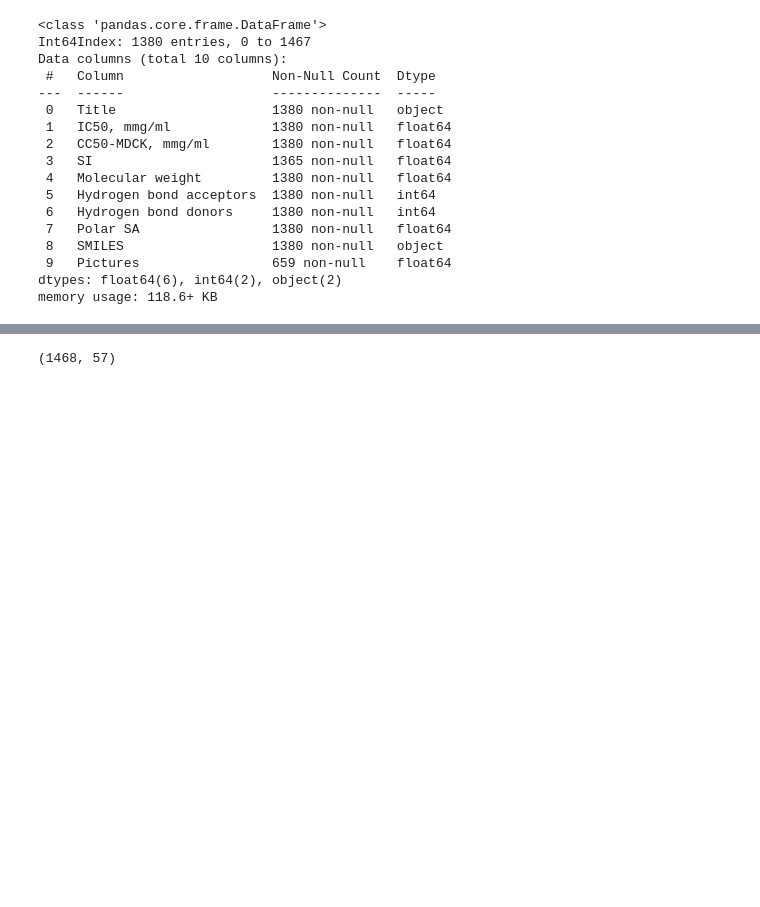
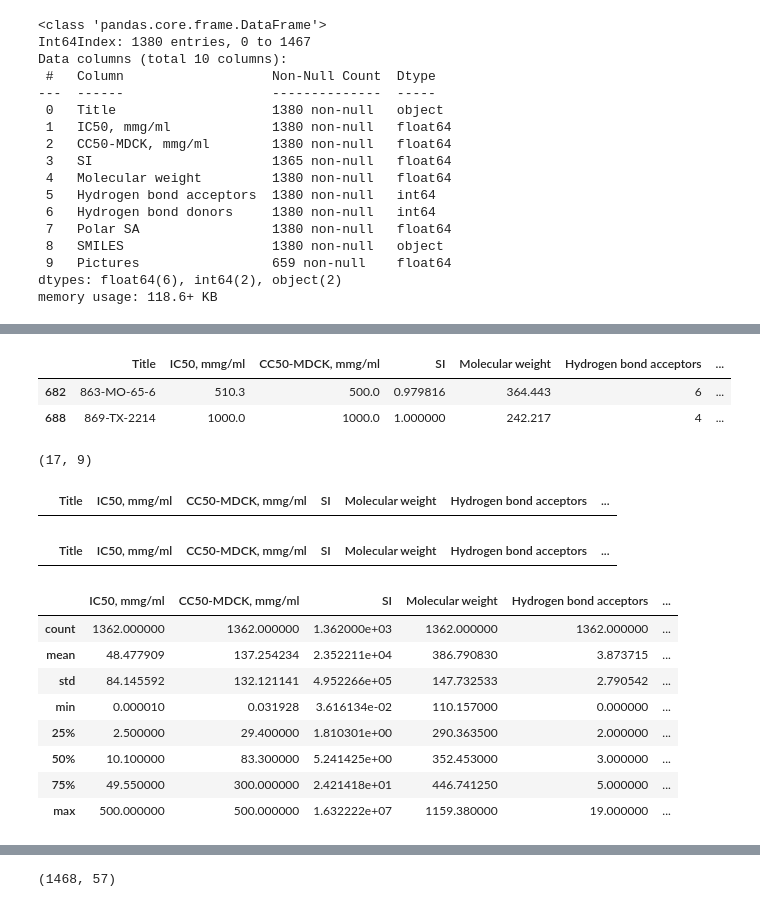
Before and after one commit to oodlbee/drug_prediction, a Jupyter notebook: drug_prediction.ipynb, the cells around one changed output, grey strips where cells are left out. Cells and saved outputs as stored; diff of their text form; code cells hidden in the pictures; blank space fills up the shorter version.

```diff
--- a/drug_prediction.ipynb
+++ b/drug_prediction.ipynb
@@ -80,0 +99,10 @@ memory usage: 118.6+ KB
+# %%
+backup[backup['IC50, mmg/ml'] > 500]
+# %% [output]
+|  | Title | IC50, mmg/ml | CC50-MDCK, mmg/ml | SI | Molecular weight | Hydrogen bond acceptors | ... |
+| 682 | 863-MO-65-6 | 510.3 | 500.0 | 0.979816 | 364.443 | 6 | ... |
+| 688 | 869-TX-2214 | 1000.0 | 1000.0 | 1.000000 | 242.217 | 4 | ... |
+# %%
+backup[backup['CC50-MDCK, mmg/ml'] > 500].shape
+# %% [output]
+(17, 9)
@@ -80,0 +112,20 @@ memory usage: 118.6+ KB
+# %%
+backup[backup['IC50, mmg/ml'] < 0]
+# %% [output]
+|  | Title | IC50, mmg/ml | CC50-MDCK, mmg/ml | SI | Molecular weight | Hydrogen bond acceptors | ... |
+# %%
+backup[backup['CC50-MDCK, mmg/ml'] < 0]
+# %% [output]
+|  | Title | IC50, mmg/ml | CC50-MDCK, mmg/ml | SI | Molecular weight | Hydrogen bond acceptors | ... |
+# %%
+backup.describe()
+# %% [output]
+|  | IC50, mmg/ml | CC50-MDCK, mmg/ml | SI | Molecular weight | Hydrogen bond acceptors | ... |
+| count | 1362.000000 | 1362.000000 | 1.362000e+03 | 1362.000000 | 1362.000000 | ... |
+| mean | 48.477909 | 137.254234 | 2.352211e+04 | 386.790830 | 3.873715 | ... |
+| std | 84.145592 | 132.121141 | 4.952266e+05 | 147.732533 | 2.790542 | ... |
+| min | 0.000010 | 0.031928 | 3.616134e-02 | 110.157000 | 0.000000 | ... |
+| 25% | 2.500000 | 29.400000 | 1.810301e+00 | 290.363500 | 2.000000 | ... |
+| 50% | 10.100000 | 83.300000 | 5.241425e+00 | 352.453000 | 3.000000 | ... |
+| 75% | 49.550000 | 300.000000 | 2.421418e+01 | 446.741250 | 5.000000 | ... |
+| max | 500.000000 | 500.000000 | 1.632222e+07 | 1159.380000 | 19.000000 | ... |
```
Also changed, not shown: parts of 15 cells of this notebook.
